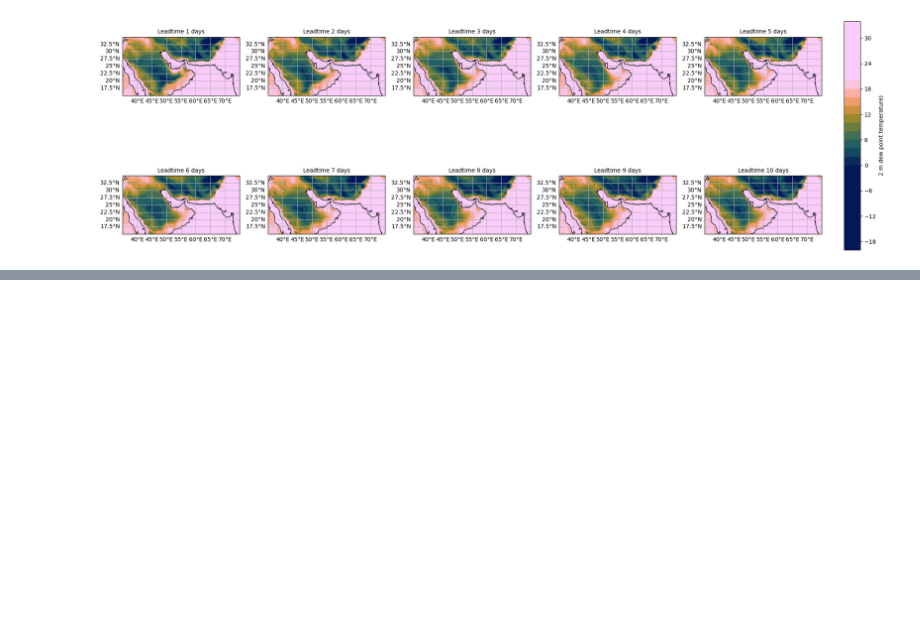
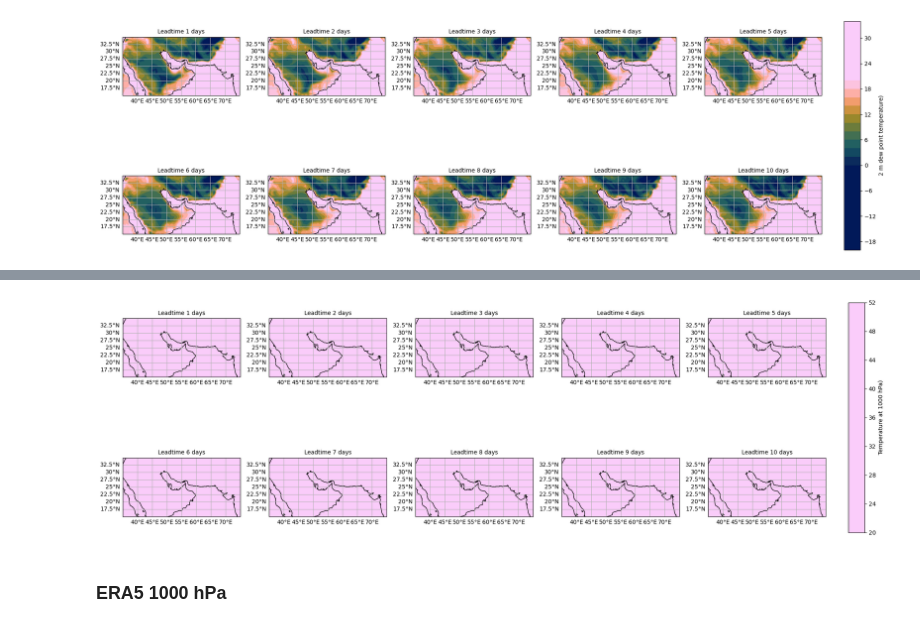
Before and after one commit to sofiehedetoft/Iran-project, a Jupyter notebook: Results_Sofie.ipynb, the cells around one changed output, grey strips where cells are left out. Saved outputs shown, nothing was run; the diff lists cells and outputs as text; code cells hidden in the pictures; blank space fills up the shorter version.

```diff
--- a/Results_Sofie.ipynb
+++ b/Results_Sofie.ipynb
@@ -286,0 +385,4 @@ plt.tight_layout(rect=[0, 0, 0.9, 1])  # leave space for colorbar
+# %%
+ds_AIFS_pl_1000=ds_AIFS_pl.sel(isobaricInhPa=1000)
+
+ds_AIFS_pl_1000
@@ -286,0 +428,54 @@ plt.tight_layout(rect=[0, 0, 0.9, 1])  # leave space for colorbar
+# %%
+#AIFS
+# Ensemble mean
+ens_mean = ds_AIFS_pl_1000.mean(dim="ensemble_members")
+
+# Map projection
+map_projection = ccrs.PlateCarree()
+
+# Color levels
+V_levels = np.arange(20, 53, 1)
+
+# Create 2x5 subplot grid
+fig, axes = plt.subplots(2, 5, figsize=(20, 8),
+                         subplot_kw={'projection': map_projection})
+axes = axes.flatten()
+
+for i, lt in enumerate(ens_mean.leadtime.values):
+    ax = axes[i]
+
+    # Select leadtime
+    ds_sel = ens_mean.sel(leadtime=lt)
+
+    # Plot wind speed (matplotlib contourf)
+    cf = ax.contourf(
+        ds_sel.longitude,
+        ds_sel.latitude,
+        ds_sel['t_C'],
+        levels=V_levels,
+        cmap=cm.batlow,
+        vmin=0,
+        vmax=20,
+        transform=map_projection
+    )
+
+
+    # Add coastlines
+    ax.add_feature(cfeature.COASTLINE, linestyle='-')
+
+    # Add subplot title
+    ax.set_title(f'Leadtime {lt} days', fontsize=10)
+
+    gl = ax.gridlines(draw_labels=True)
+    gl.top_labels = False
+    gl.right_labels = False
+
+# Add single shared colorbar
+cbar_ax = fig.add_axes([0.92, 0.15, 0.02, 0.7])  # [left, bottom, width, height]
+fig.colorbar(cf, cax=cbar_ax, label=r'Temperature at 1000 hPa)')
+
+plt.tight_layout(rect=[0, 0, 0.9, 1])  # leave space for colorbar
+# %% [output]
+[figure, added]
+# %% [markdown]
+### ERA5 1000 hPa
```
Also changed, not shown: parts of 12 cells of this notebook.
